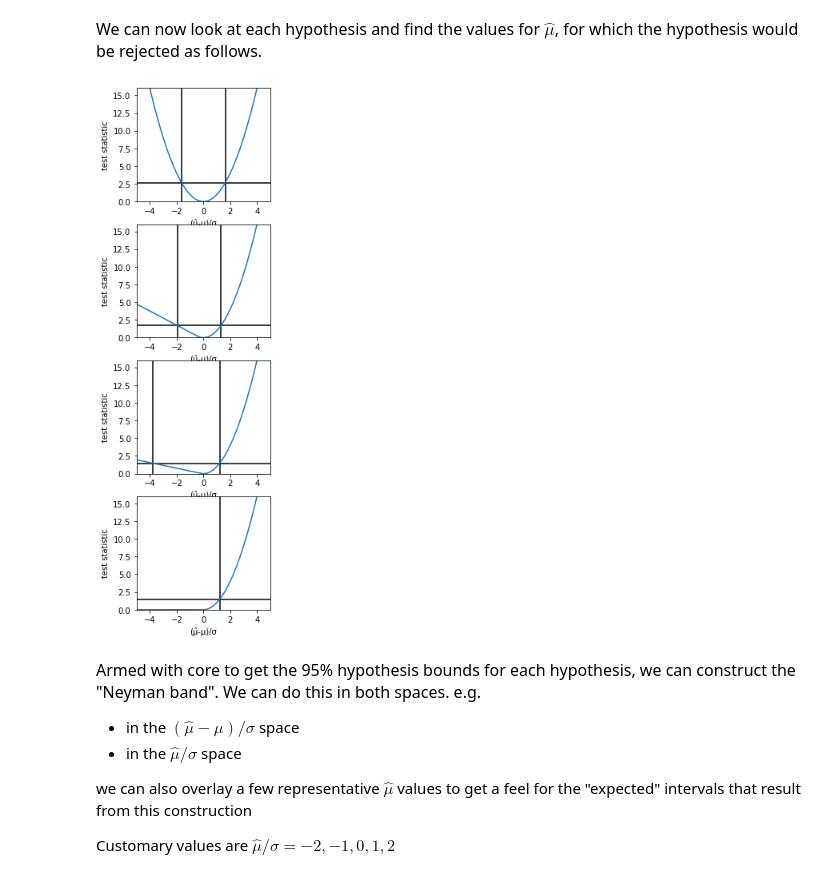
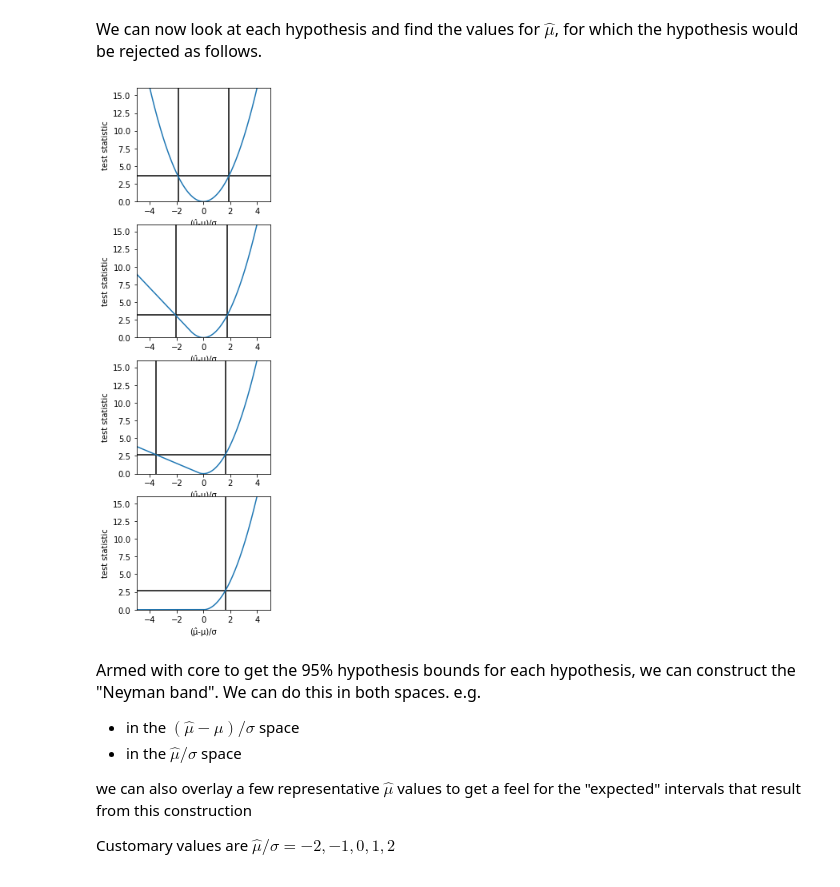
Before and after one commit to pineappleslikei/pyhf, a Jupyter notebook: docs/examples/notebooks/learn/neyman/NeymanConstruction.ipynb, the cells around one changed output. Saved outputs shown, nothing was run; the diff lists cells and outputs as text; code cells hidden in the pictures.

```diff
--- a/docs/examples/notebooks/learn/neyman/NeymanConstruction.ipynb
+++ b/docs/examples/notebooks/learn/neyman/NeymanConstruction.ipynb
@@ -164,6 +164,6 @@ jointplot(1.0,sigma = 1.0,teststat = qmu_tilde_teststat)
 # %%
 sigma = 1.0
-test_size = 0.1
+test_size = 0.05
 min_mu,max_mu,myteststat = 0,5, tmu_tilde_teststat
 # min_mu,max_mu,myteststat = 0,5, qmu_tilde_teststat
 # min_mu,max_mu,myteststat = -5,5, tmu_teststat
@@ -188,15 +188,13 @@ We can now look at each hypothesis and find the values for $\hat\mu$, for which
 </p>
 # %%
 f,axarr = plt.subplots(4,1)
-sigma = 2.0
-test_size = 0.1
-plot_oneinterval(axarr[0],10.0,sigma,0.1,myteststat)
-plot_oneinterval(axarr[1],1.0,sigma,0.1,myteststat)
-plot_oneinterval(axarr[2],0.4,sigma,0.1,myteststat)
-plot_oneinterval(axarr[3],0.0,sigma,0.1,myteststat)
+plot_oneinterval(axarr[0],10.0,sigma,test_size,myteststat)
+plot_oneinterval(axarr[1],1.0,sigma,test_size,myteststat)
+plot_oneinterval(axarr[2],0.4,sigma,test_size,myteststat)
+plot_oneinterval(axarr[3],0.0,sigma,test_size,myteststat)
 f.set_size_inches(3,12)
 # %% [output]
-[figure, old version]
+[figure, new version]
 # %% [markdown]
 <p style="font-size: 16px; max-width: 500px;">
 Armed with core to get the 95% hypothesis bounds for each hypothesis, we can construct the "Neyman band". We can do this in both spaces. e.g.
```
Also changed, not shown: parts of 6 cells of this notebook, 1 other file.
